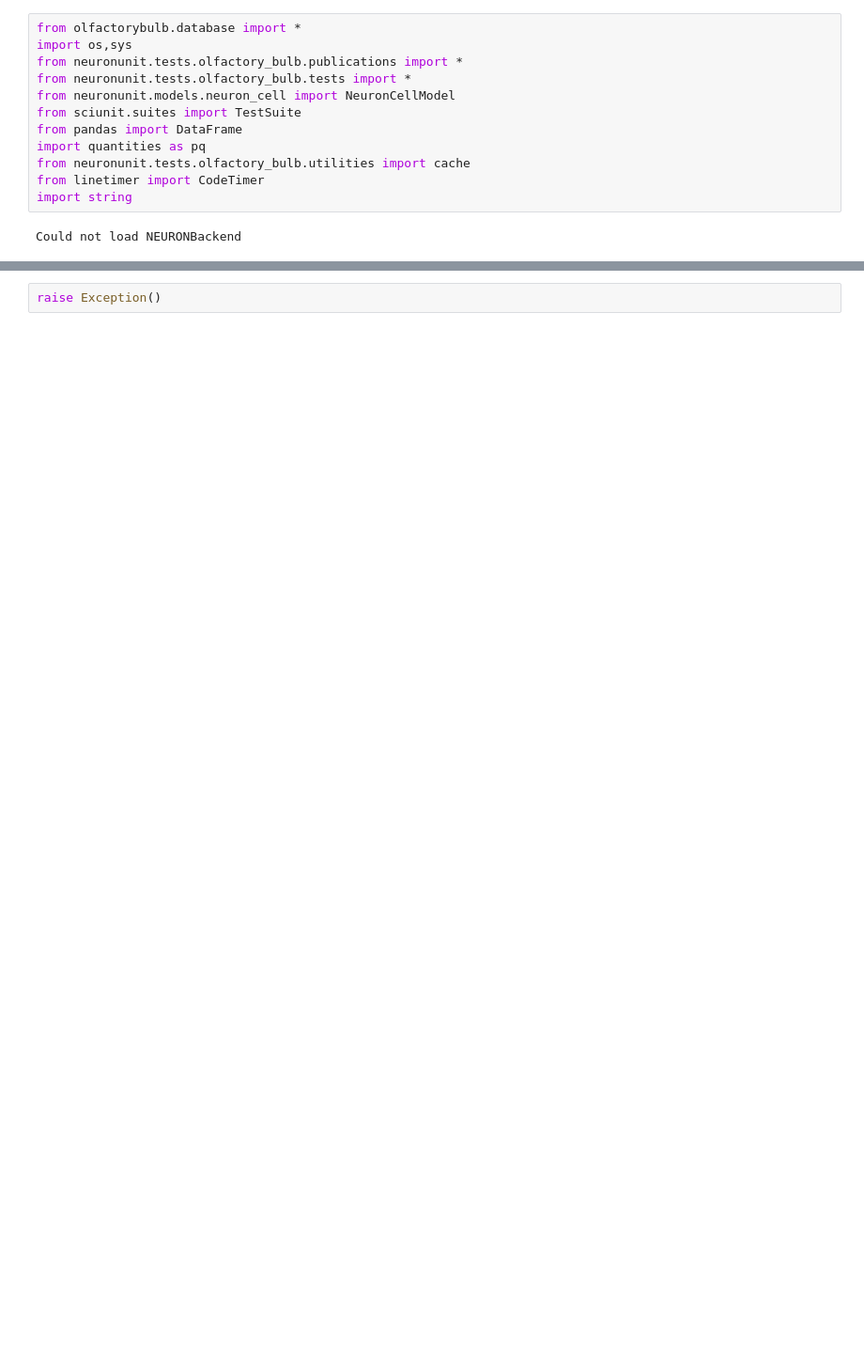
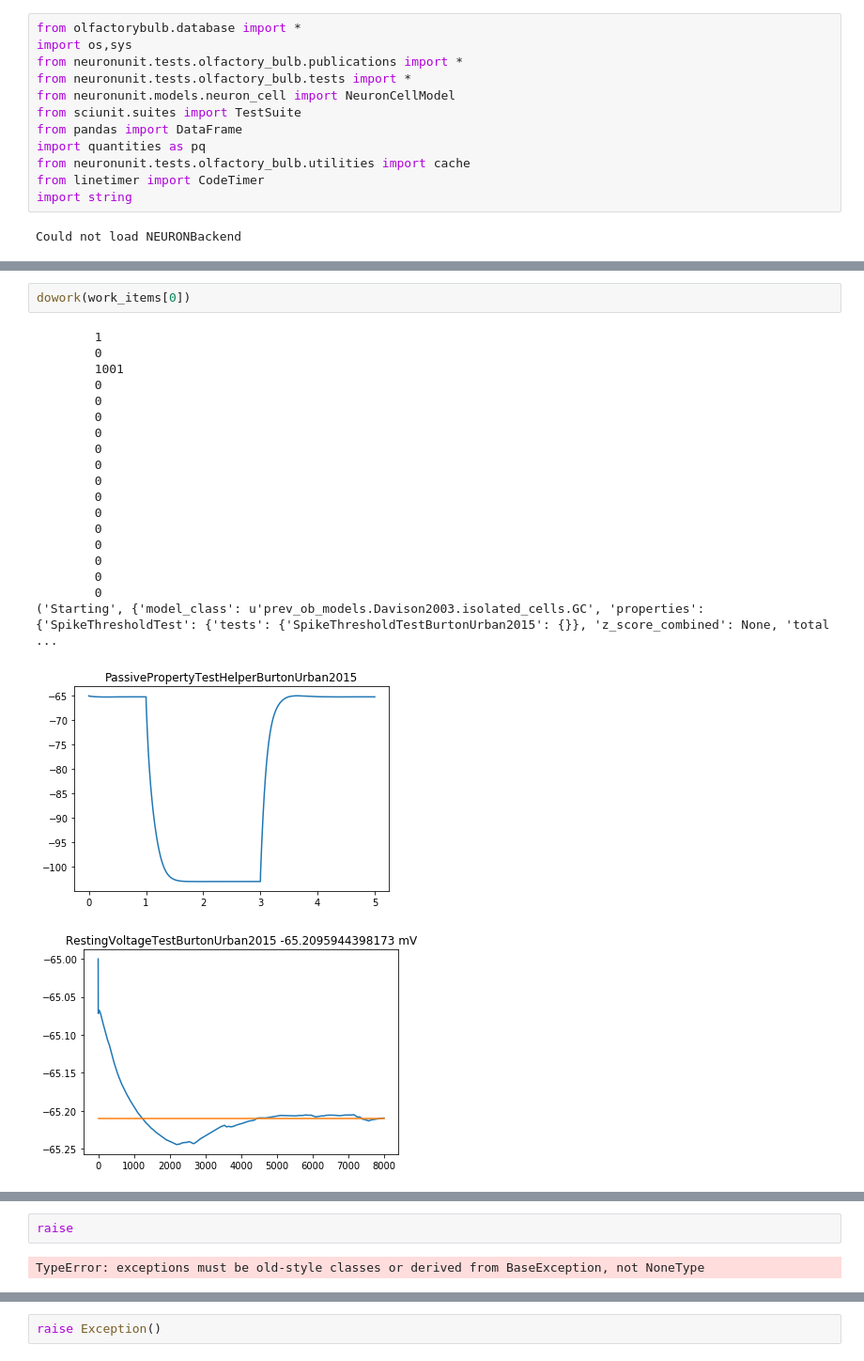
Before and after one commit to JustasB/OlfactoryBulb, a Jupyter notebook: ephyz-validation.ipynb, the cells around one changed output, grey strips where cells are left out. Shown at 94% size. Drawn from its saved outputs; the diff is of its cells as text; blank space fills up the shorter version.

Commit message:
Computing model scores based on ephyz test results

```diff
--- a/ephyz-validation.ipynb
+++ b/ephyz-validation.ipynb
@@ -123,0 +134,23 @@ print("FINISHED")
+# %%
+dowork(work_items[0])
+# %% [output]
+        1
+        0
+        1001
+        0
+        0
+        0
+        0
+        0
+        0
+        0
+        0
+        0
+        0
+        0
+        0
+        0
+        0
+('Starting', {'model_class': u'prev_ob_models.Davison2003.isolated_cells.GC', 'properties': {'SpikeThresholdTest': {'tests': {'SpikeThresholdTestBurtonUrban2015': {}}, 'z_score_combined': None, 'total ...
+[figure, added]
+[figure, added]
@@ -123,0 +158,4 @@ print("FINISHED")
+# %%
+raise
+# %% [output]
+TypeError: exceptions must be old-style classes or derived from BaseException, not NoneType
```
Also changed, not shown: parts of 13 cells of this notebook, 6 other files.
